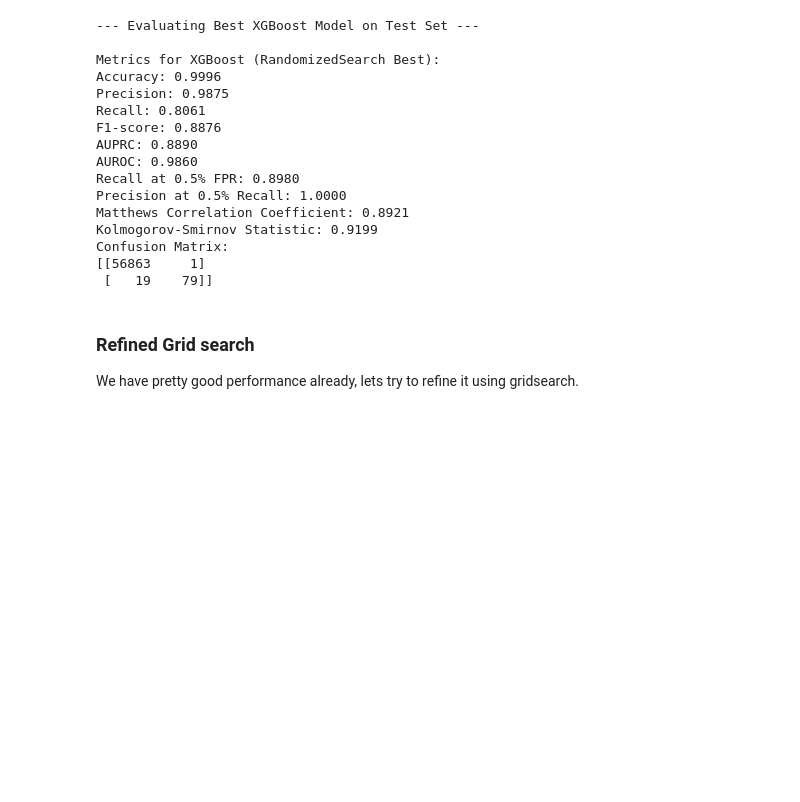
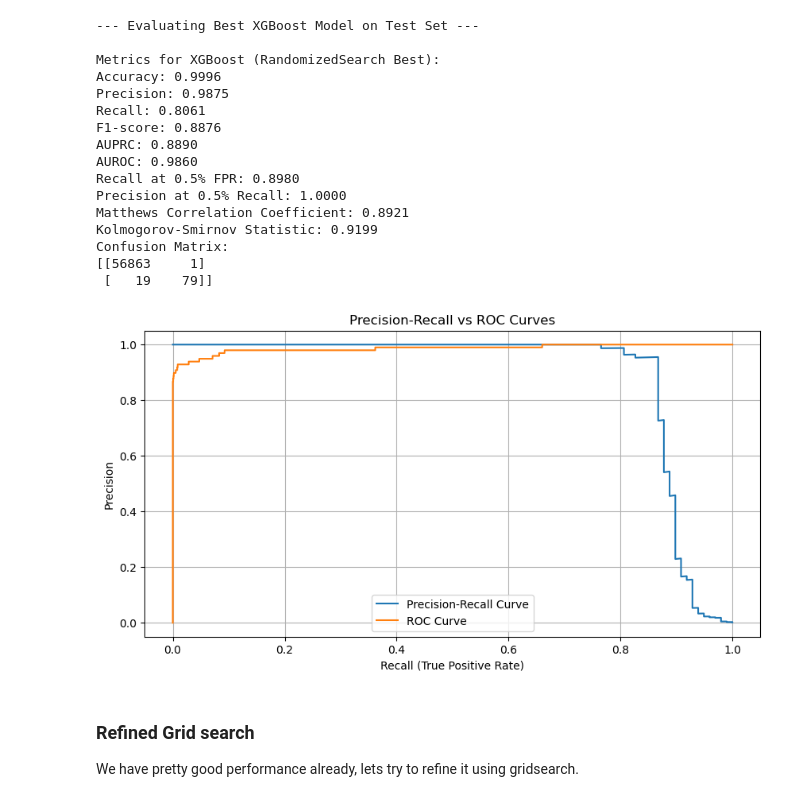
Before and after one commit to itxtx/credit_card_fraud_prediction, a Jupyter notebook: xgboost.ipynb, the cells around one changed output. Drawn from its saved outputs; the diff is of its cells as text; code cells hidden in the pictures; blank space fills up the shorter version.

Commit message:
update xgboost, add precision recall curve and roc curve

```diff
--- a/xgboost.ipynb
+++ b/xgboost.ipynb
@@ -314,6 +314,34 @@ Kolmogorov-Smirnov Statistic: 0.9199
 Confusion Matrix:
 [[56863     1]
  [   19    79]]
+# %%
+from sklearn.metrics import precision_recall_curve, roc_curve
+import matplotlib.pyplot as plt
+
+# Get anomaly scores (the lower the score, the more likely it's an outlier)
+y_scores_xgb = bayes_search_xgb.predict_proba(X_test)[:, 1]  # Probability of positive class
+
+# Get binary predictions for metrics
+y_pred_xgb = bayes_search_xgb.predict(X_test)
+
+# Calculate precision-recall curve
+precision_xgb, recall_xgb, thresholds_pr = precision_recall_curve(y_test, y_scores_xgb)
+
+# Calculate ROC curve
+fpr_xgb, tpr_xgb, thresholds_roc = roc_curve(y_test, y_scores_xgb)
+
+# Plot both curves
+plt.figure(figsize=(10, 5))
+plt.plot(recall_xgb, precision_xgb, label='Precision-Recall Curve')
+plt.plot(fpr_xgb, tpr_xgb, label='ROC Curve')
+plt.xlabel('Recall (True Positive Rate)')
+plt.ylabel('Precision')
+plt.title('Precision-Recall vs ROC Curves')
+plt.legend()
+plt.grid(True)
+plt.show()
+# %% [output]
+[figure, added]
 # %% [markdown]
 ### Refined Grid search
 
```
